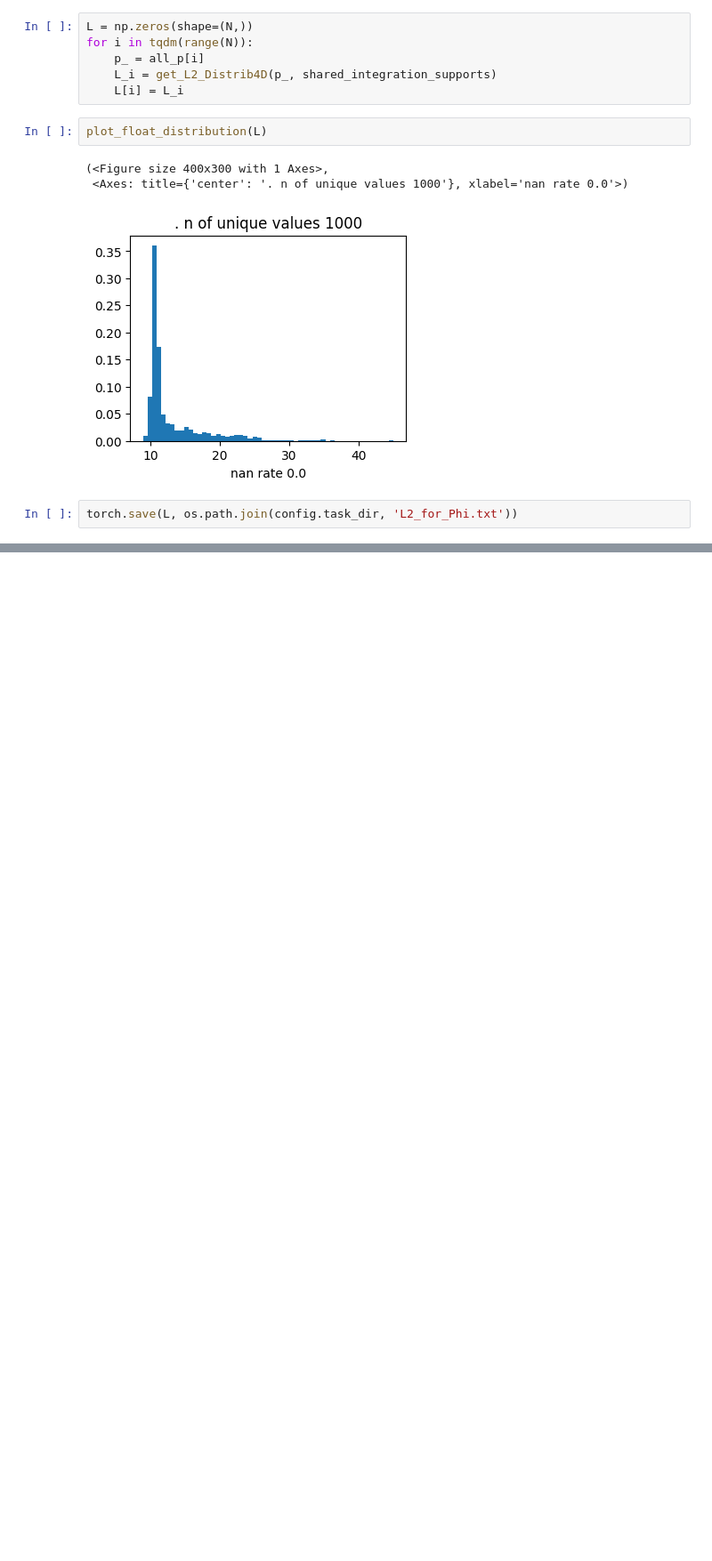
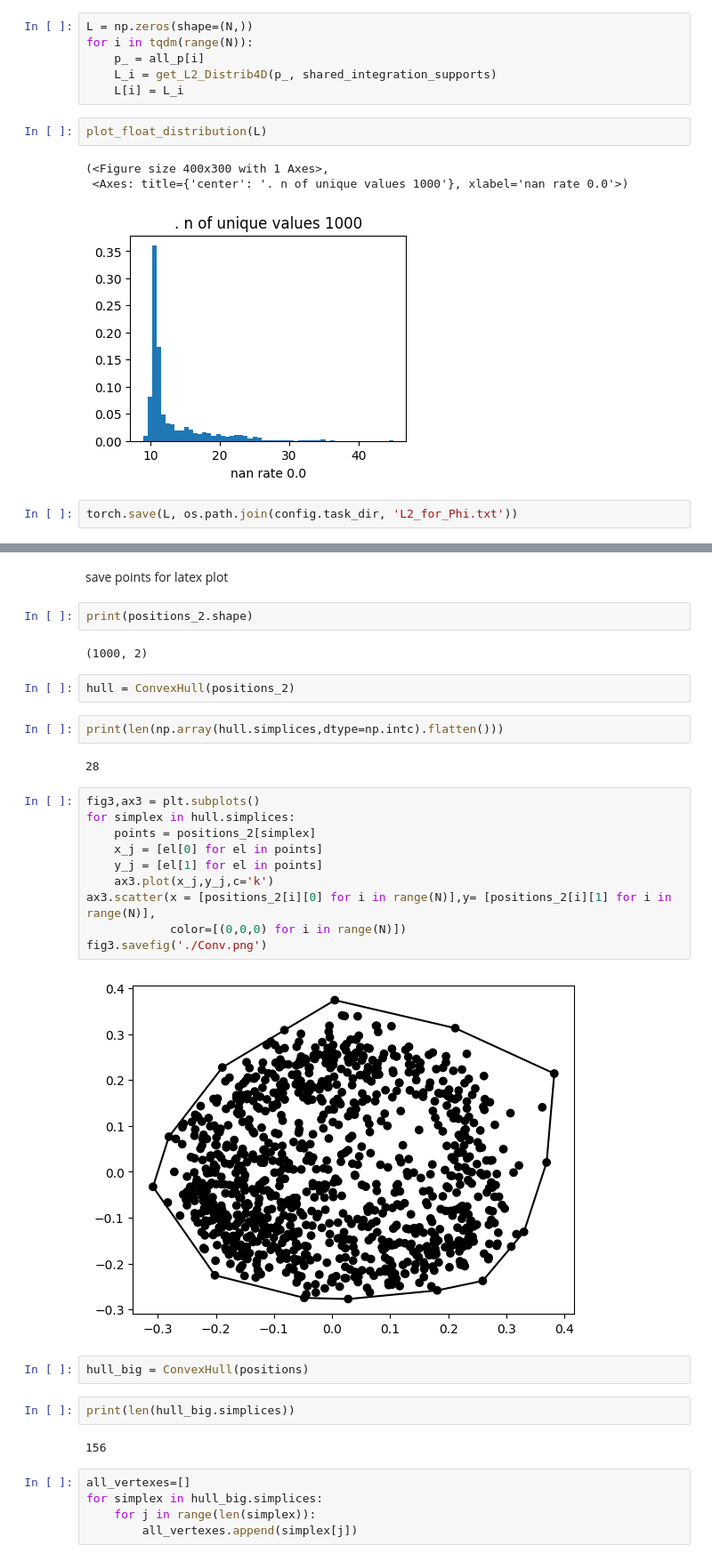
Before and after one commit to RepnikovPavel/lab_2023_controller, a Jupyter notebook: make_vector_representation.ipynb, the cells around one changed output, grey strips where cells are left out. Shown at 89% size. Cells and saved outputs as stored; diff of their text form; blank space fills up the shorter version.

```diff
--- a/make_vector_representation.ipynb
+++ b/make_vector_representation.ipynb
@@ -167 +175,36 @@ plot_float_distribution(L_)
 [figure]
+# %% [markdown]
+save points for latex plot
+# %%
+print(positions_2.shape)
+# %% [output]
+(1000, 2)
+# %%
+hull = ConvexHull(positions_2)
+# %%
+print(len(np.array(hull.simplices,dtype=np.intc).flatten()))
+# %% [output]
+28
+# %%
+fig3,ax3 = plt.subplots()
+for simplex in hull.simplices:
+    points = positions_2[simplex]
+    x_j = [el[0] for el in points]
+    y_j = [el[1] for el in points]
+    ax3.plot(x_j,y_j,c='k')
+ax3.scatter(x = [positions_2[i][0] for i in range(N)],y= [positions_2[i][1] for i in range(N)],
+            color=[(0,0,0) for i in range(N)])
+fig3.savefig('./Conv.png')
+# %% [output]
+[figure, added]
+# %%
+hull_big = ConvexHull(positions)
+# %%
+print(len(hull_big.simplices))
+# %% [output]
+156
+# %%
+all_vertexes=[]
+for simplex in hull_big.simplices:
+    for j in range(len(simplex)):
+        all_vertexes.append(simplex[j])
```
Also changed, not shown: parts of 13 cells of this notebook, 1 other file.
